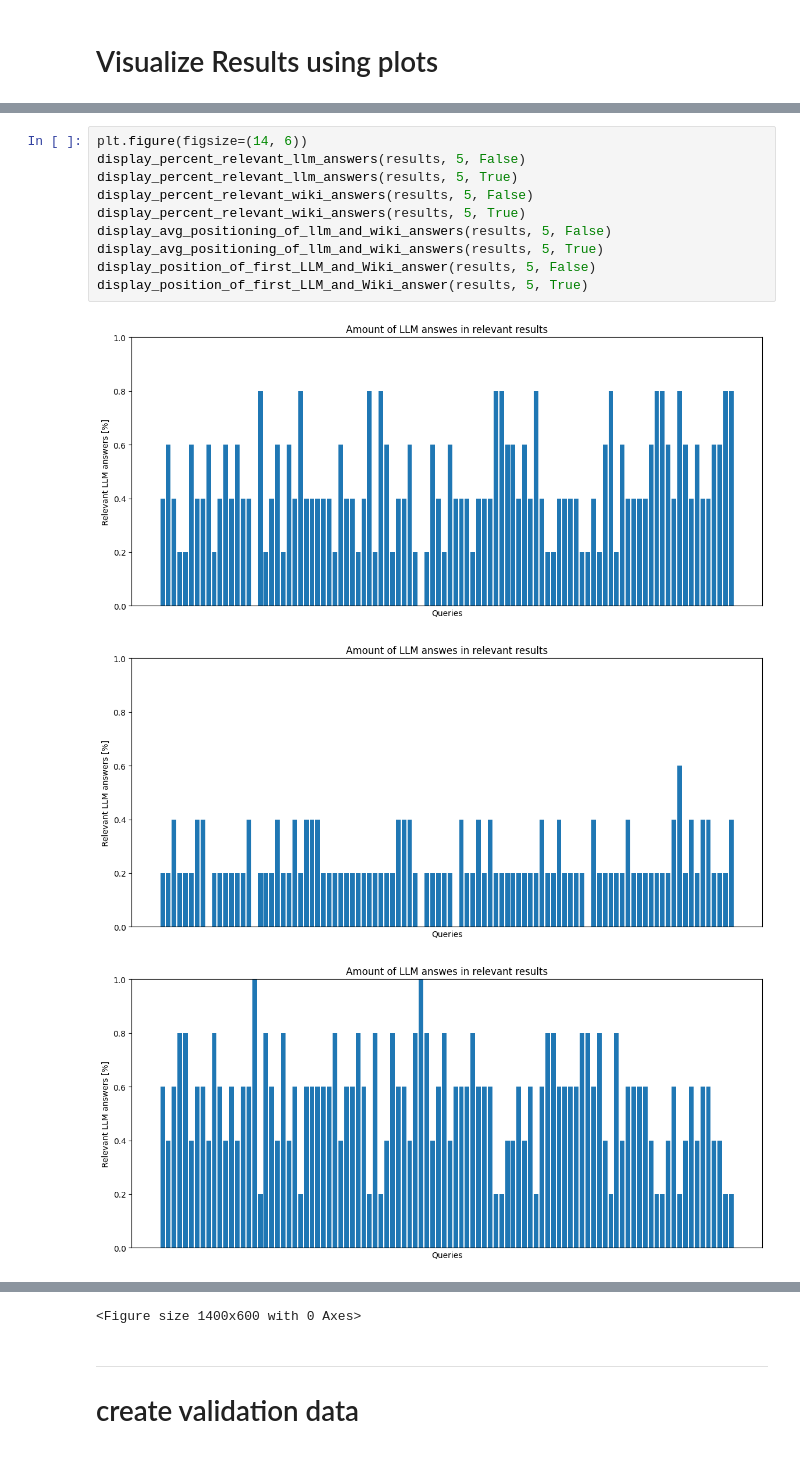
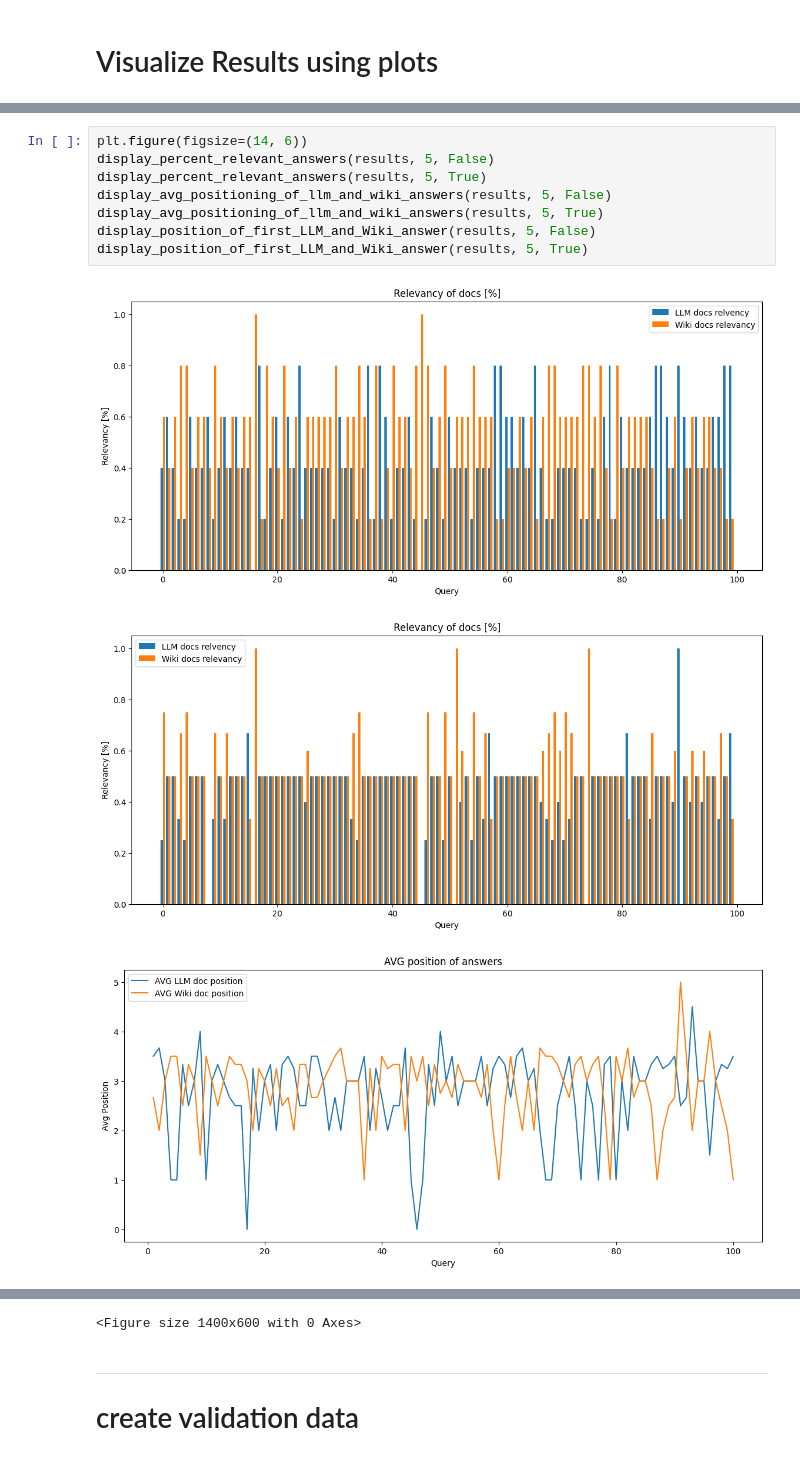
Before and after one commit to zanflo/AdvancedInformationRetrieval, a Jupyter notebook: project.ipynb, the cells around one changed output, grey strips where cells are left out. Saved outputs shown, nothing was run; the diff lists cells and outputs as text.

Commit message:
improved first plot

```diff
--- a/project.ipynb
+++ b/project.ipynb
@@ -659,15 +609,13 @@ def display_position_of_first_LLM_and_Wiki_answer(query_results, amount_docs_eva
 	# plt.show()
 # %%
 plt.figure(figsize=(14, 6))
-display_percent_relevant_llm_answers(results, 5, False)
-display_percent_relevant_llm_answers(results, 5, True)
-display_percent_relevant_wiki_answers(results, 5, False)
-display_percent_relevant_wiki_answers(results, 5, True)
+display_percent_relevant_answers(results, 5, False)
+display_percent_relevant_answers(results, 5, True)
 display_avg_positioning_of_llm_and_wiki_answers(results, 5, False)
 display_avg_positioning_of_llm_and_wiki_answers(results, 5, True)
 display_position_of_first_LLM_and_Wiki_answer(results, 5, False)
 display_position_of_first_LLM_and_Wiki_answer(results, 5, True)
 # %% [output]
-[figure, old version]
+[figure, new version]
-[figure, old version]
+[figure, new version]
-[figure, old version]
+[figure, new version]
```
Also changed, not shown: parts of 2 cells of this notebook.
